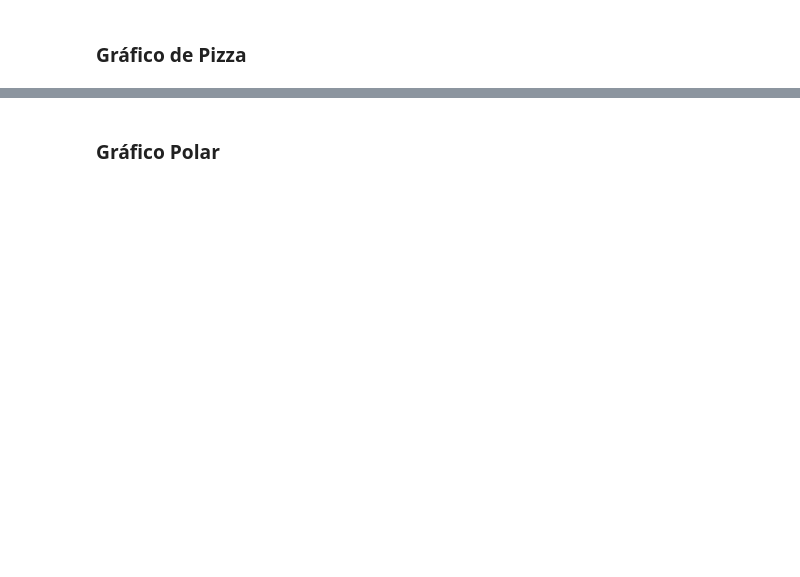
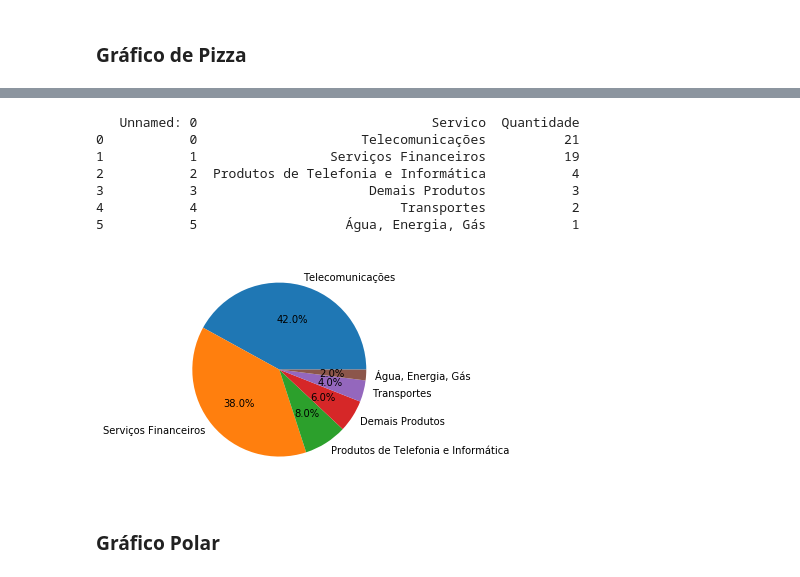
Before and after one commit to marcostark/estatistica-exploratoria, a Jupyter notebook: statistics.ipynb, the cells around one changed output, grey strips where cells are left out. Cells and saved outputs as stored; diff of their text form; code cells hidden in the pictures; blank space fills up the shorter version.

```diff
--- a/statistics.ipynb
+++ b/statistics.ipynb
@@ -162,7 +158,14 @@ plt.show()
 # %% [markdown]
 ### Gráfico de Pizza
 # %%
-labels = df['Marca']
+from matplotlib.gridspec import GridSpec
+
+df = pd.read_csv('tabela_frequencia_servicos.csv',sep=',',encoding='utf-8')
+print(df)
+
+the_grid = GridSpec(1, 1)
+
+labels = df['Servico']
 fracs = df['Quantidade']
 
 plt.subplot(the_grid[0, 0], aspect=1)
@@ -177,3 +178,11 @@ plt.show()
+   Unnamed: 0                              Servico  Quantidade
+0           0                     Telecomunicações          21
+1           1                 Serviços Financeiros          19
+2           2  Produtos de Telefonia e Informática           4
+3           3                      Demais Produtos           3
+4           4                          Transportes           2
+5           5                   Água, Energia, Gás           1
+[figure, added]
 # %% [markdown]
 ### Gráfico Polar
 # %%
```
Also changed, not shown: parts of 11 cells of this notebook, 3 other files.
